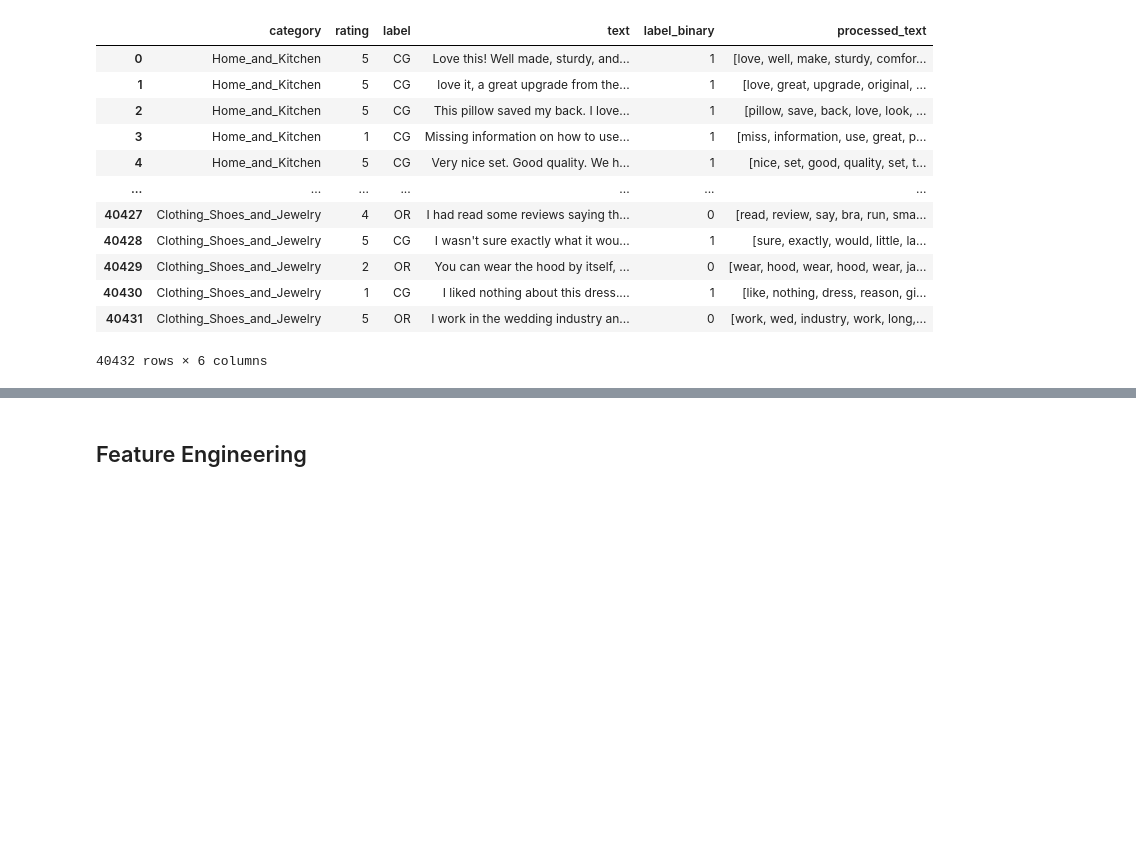
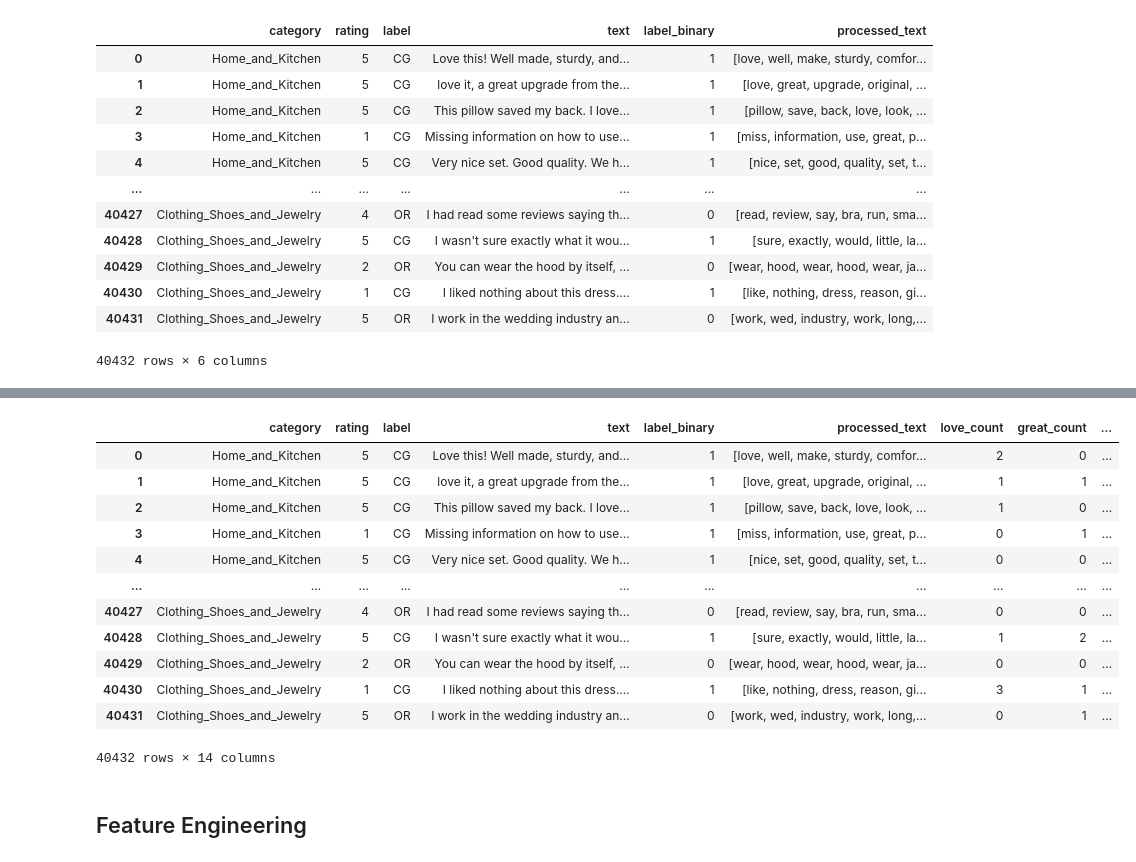
Before and after one commit to malfriduranna/02807_final_project, a Jupyter notebook: notebooks/brynjar.ipynb, the cells around one changed output, grey strips where cells are left out. Drawn from its saved outputs; the diff is of its cells as text; code cells hidden in the pictures; blank space fills up the shorter version.

```diff
--- a/notebooks/brynjar.ipynb
+++ b/notebooks/brynjar.ipynb
@@ -164,3 +164,21 @@ data
 | 40430 | Clothing_Shoes_and_Jewelry | 1 | CG | I liked nothing about this dress.... | 1 | [like, nothing, dress, reason, gi... |
 | 40431 | Clothing_Shoes_and_Jewelry | 5 | OR | I work in the wedding industry an... | 0 | [work, wed, industry, work, long,... |
 40432 rows × 6 columns
+# %%
+from collections import Counter
+
+# Define key words to track (can expand this list as needed)
+key_words = ['love', 'great', 'good', 'bad', 'sturdy', 'comfortable']
+
+# Add a column for each key word's frequency
+for word in key_words:
+    data[f'{word}_count'] = data['processed_text'].apply(lambda tokens: tokens.count(word))
+
+# Feature: Total word count
+data['total_word_count'] = data['processed_text'].apply(len)
+
+# Feature: Unique word ratio
+data['unique_word_ratio'] = data['processed_text'].apply(lambda tokens: len(set(tokens)) / len(tokens) if len(tokens) > 0 else 0)
+
+# Display updated dataset
+print(data.head())
@@ -167,3 +203,19 @@ data
+# %%
+data
+# %% [output]
+|  | category | rating | label | text | label_binary | processed_text | love_count | great_count | ... |
+| 0 | Home_and_Kitchen | 5 | CG | Love this! Well made, sturdy, and... | 1 | [love, well, make, sturdy, comfor... | 2 | 0 | ... |
+| 1 | Home_and_Kitchen | 5 | CG | love it, a great upgrade from the... | 1 | [love, great, upgrade, original, ... | 1 | 1 | ... |
+| 2 | Home_and_Kitchen | 5 | CG | This pillow saved my back. I love... | 1 | [pillow, save, back, love, look, ... | 1 | 0 | ... |
+| 3 | Home_and_Kitchen | 1 | CG | Missing information on how to use... | 1 | [miss, information, use, great, p... | 0 | 1 | ... |
+| 4 | Home_and_Kitchen | 5 | CG | Very nice set. Good quality. We h... | 1 | [nice, set, good, quality, set, t... | 0 | 0 | ... |
+| ... | ... | ... | ... | ... | ... | ... | ... | ... | ... |
+| 40427 | Clothing_Shoes_and_Jewelry | 4 | OR | I had read some reviews saying th... | 0 | [read, review, say, bra, run, sma... | 0 | 0 | ... |
+| 40428 | Clothing_Shoes_and_Jewelry | 5 | CG | I wasn't sure exactly what it wou... | 1 | [sure, exactly, would, little, la... | 1 | 2 | ... |
+| 40429 | Clothing_Shoes_and_Jewelry | 2 | OR | You can wear the hood by itself, ... | 0 | [wear, hood, wear, hood, wear, ja... | 0 | 0 | ... |
+| 40430 | Clothing_Shoes_and_Jewelry | 1 | CG | I liked nothing about this dress.... | 1 | [like, nothing, dress, reason, gi... | 3 | 1 | ... |
+| 40431 | Clothing_Shoes_and_Jewelry | 5 | OR | I work in the wedding industry an... | 0 | [work, wed, industry, work, long,... | 0 | 1 | ... |
+40432 rows × 14 columns
 # %% [markdown]
 ## Feature Engineering
 # %% [markdown]
```
Also changed, not shown: parts of 3 cells of this notebook.
